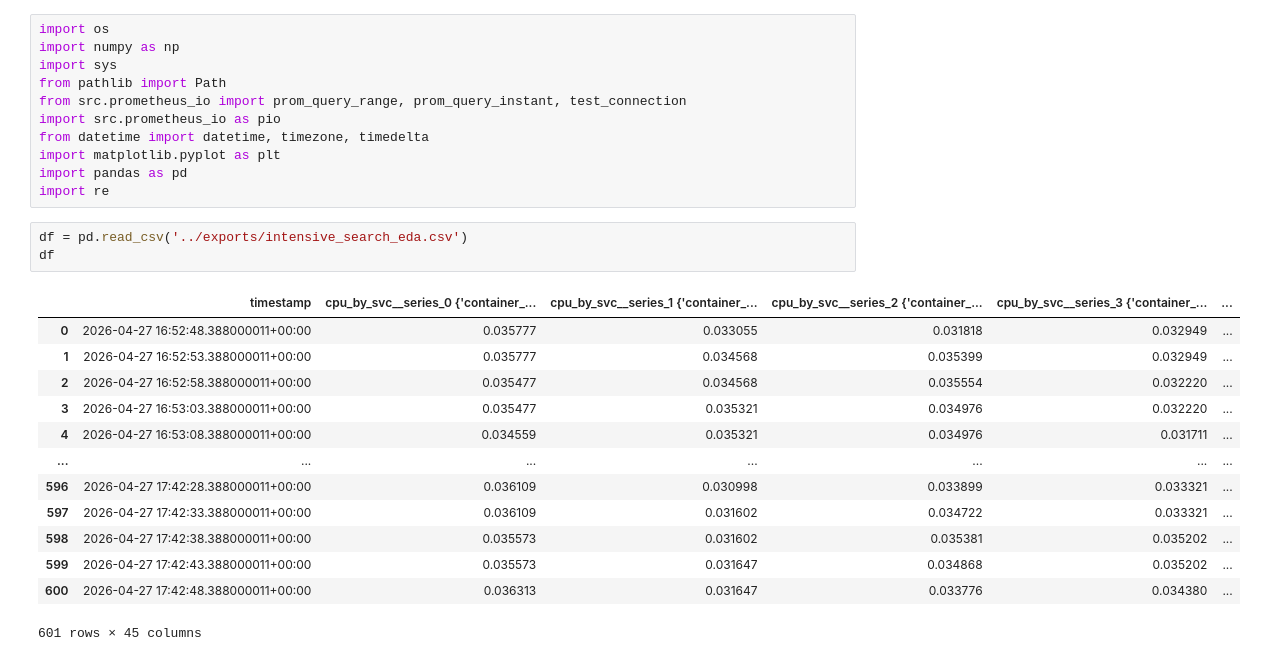
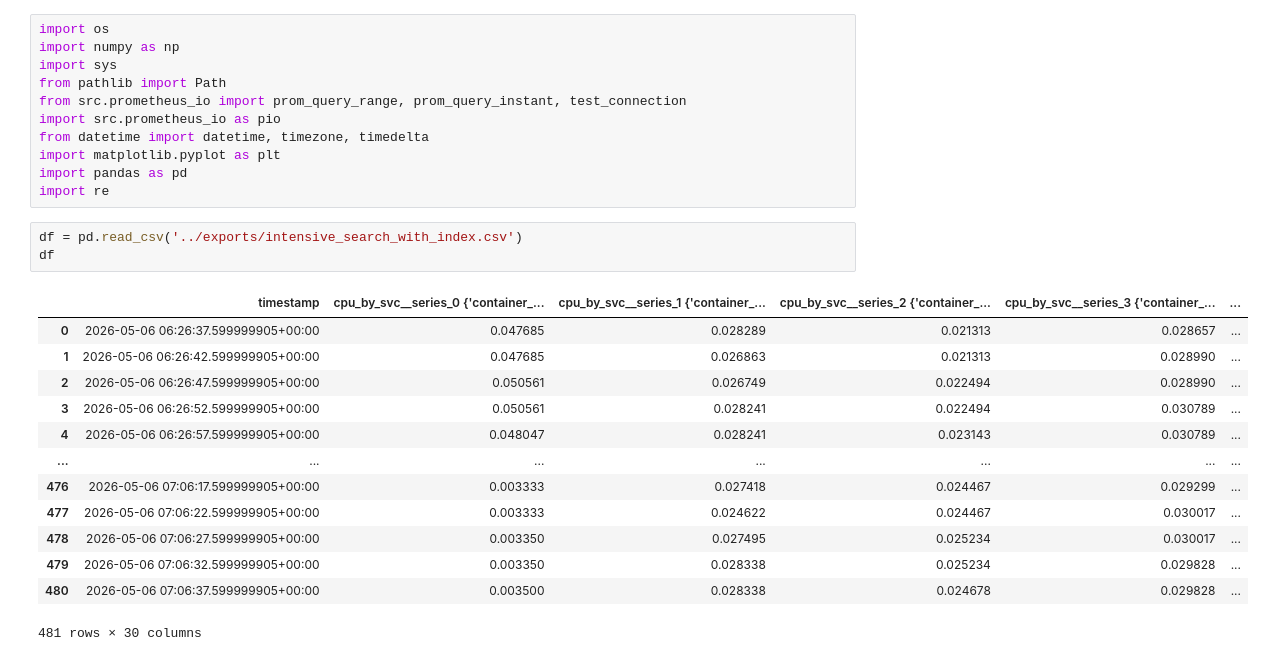
Before and after one commit to jakubjanak2004/chat-data-analysis, a Jupyter notebook: notebooks/intensive_search.ipynb, the cells around one changed output. Cells and saved outputs as stored; diff of their text form.

```diff
--- a/notebooks/intensive_search.ipynb
+++ b/notebooks/intensive_search.ipynb
@@ -10,22 +10,22 @@ import matplotlib.pyplot as plt
 import pandas as pd
 import re
 # %%
-df = pd.read_csv('../exports/intensive_search_eda.csv')
+df = pd.read_csv('../exports/intensive_search_with_index.csv')
 df
 # %% [output]
 |  | timestamp | cpu_by_svc__series_0 {'container_... | cpu_by_svc__series_1 {'container_... | cpu_by_svc__series_2 {'container_... | cpu_by_svc__series_3 {'container_... | ... |
-| 0 | 2026-04-27 16:52:48.388000011+00:00 | 0.035777 | 0.033055 | 0.031818 | 0.032949 | ... |
-| 1 | 2026-04-27 16:52:53.388000011+00:00 | 0.035777 | 0.034568 | 0.035399 | 0.032949 | ... |
-| 2 | 2026-04-27 16:52:58.388000011+00:00 | 0.035477 | 0.034568 | 0.035554 | 0.032220 | ... |
-| 3 | 2026-04-27 16:53:03.388000011+00:00 | 0.035477 | 0.035321 | 0.034976 | 0.032220 | ... |
-| 4 | 2026-04-27 16:53:08.388000011+00:00 | 0.034559 | 0.035321 | 0.034976 | 0.031711 | ... |
+| 0 | 2026-05-06 06:26:37.599999905+00:00 | 0.047685 | 0.028289 | 0.021313 | 0.028657 | ... |
+| 1 | 2026-05-06 06:26:42.599999905+00:00 | 0.047685 | 0.026863 | 0.021313 | 0.028990 | ... |
+| 2 | 2026-05-06 06:26:47.599999905+00:00 | 0.050561 | 0.026749 | 0.022494 | 0.028990 | ... |
+| 3 | 2026-05-06 06:26:52.599999905+00:00 | 0.050561 | 0.028241 | 0.022494 | 0.030789 | ... |
+| 4 | 2026-05-06 06:26:57.599999905+00:00 | 0.048047 | 0.028241 | 0.023143 | 0.030789 | ... |
 | ... | ... | ... | ... | ... | ... | ... |
-| 596 | 2026-04-27 17:42:28.388000011+00:00 | 0.036109 | 0.030998 | 0.033899 | 0.033321 | ... |
-| 597 | 2026-04-27 17:42:33.388000011+00:00 | 0.036109 | 0.031602 | 0.034722 | 0.033321 | ... |
-| 598 | 2026-04-27 17:42:38.388000011+00:00 | 0.035573 | 0.031602 | 0.035381 | 0.035202 | ... |
-| 599 | 2026-04-27 17:42:43.388000011+00:00 | 0.035573 | 0.031647 | 0.034868 | 0.035202 | ... |
-| 600 | 2026-04-27 17:42:48.388000011+00:00 | 0.036313 | 0.031647 | 0.033776 | 0.034380 | ... |
+| 476 | 2026-05-06 07:06:17.599999905+00:00 | 0.003333 | 0.027418 | 0.024467 | 0.029299 | ... |
+| 477 | 2026-05-06 07:06:22.599999905+00:00 | 0.003333 | 0.024622 | 0.024467 | 0.030017 | ... |
+| 478 | 2026-05-06 07:06:27.599999905+00:00 | 0.003350 | 0.027495 | 0.025234 | 0.030017 | ... |
+| 479 | 2026-05-06 07:06:32.599999905+00:00 | 0.003350 | 0.028338 | 0.025234 | 0.029828 | ... |
+| 480 | 2026-05-06 07:06:37.599999905+00:00 | 0.003500 | 0.028338 | 0.024678 | 0.029828 | ... |
-601 rows × 45 columns
+481 rows × 30 columns
 # %%
 # --- helper: find column containing metric prefix + service name ---
 def col_for(metric_prefix: str, service_substring: str) -> str:
```
Also changed, not shown: parts of 3 cells of this notebook, 13 other files.
